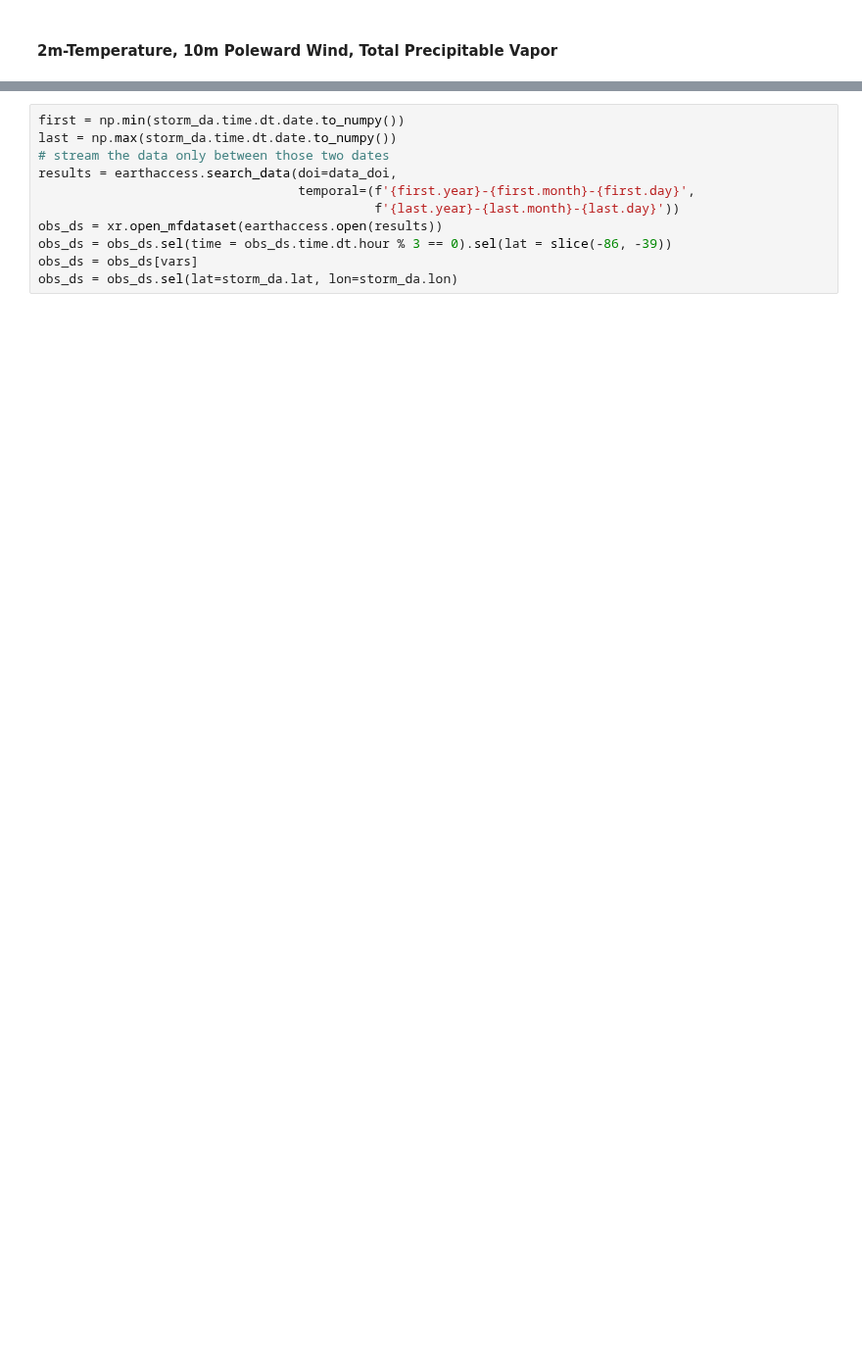
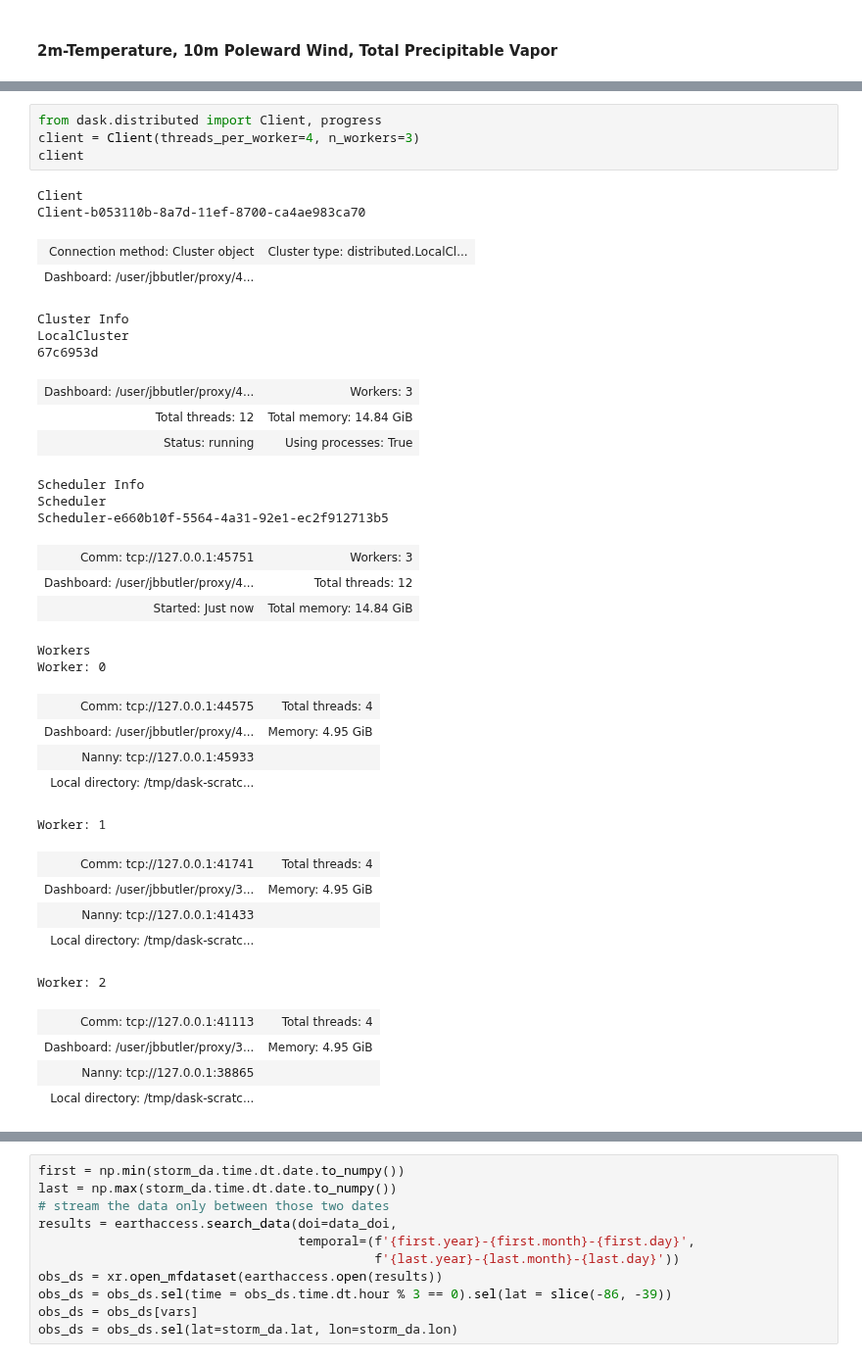
Before and after one commit to jbbutler/extreme_antarctic_ARs, a Jupyter notebook: notebooks/merra2_masking.ipynb, the cells around one changed output, grey strips where cells are left out. Shown at 98% size. Saved outputs shown, nothing was run; the diff lists cells and outputs as text; blank space fills up the shorter version.

Commit message:
customizing catalog inline display and implementing dask for merra2 masking

```diff
--- a/notebooks/merra2_masking.ipynb
+++ b/notebooks/merra2_masking.ipynb
@@ -332,0 +183,37 @@ compute_time
+# %%
+from dask.distributed import Client, progress
+client = Client(threads_per_worker=4, n_workers=3)
+client
+# %% [output]
+Client
+Client-b053110b-8a7d-11ef-8700-ca4ae983ca70
+| Connection method: Cluster object | Cluster type: distributed.LocalCl... |
+| Dashboard: /user/jbbutler/proxy/4... |  |
+Cluster Info
+LocalCluster
+67c6953d
+| Dashboard: /user/jbbutler/proxy/4... | Workers: 3 |
+| Total threads: 12 | Total memory: 14.84 GiB |
+| Status: running | Using processes: True |
+Scheduler Info
+Scheduler
+Scheduler-e660b10f-5564-4a31-92e1-ec2f912713b5
+| Comm: tcp://127.0.0.1:45751 | Workers: 3 |
+| Dashboard: /user/jbbutler/proxy/4... | Total threads: 12 |
+| Started: Just now | Total memory: 14.84 GiB |
+Workers
+Worker: 0
+| Comm: tcp://127.0.0.1:44575 | Total threads: 4 |
+| Dashboard: /user/jbbutler/proxy/4... | Memory: 4.95 GiB |
+| Nanny: tcp://127.0.0.1:45933 |  |
+| Local directory: /tmp/dask-scratc... |  |
+Worker: 1
+| Comm: tcp://127.0.0.1:41741 | Total threads: 4 |
+| Dashboard: /user/jbbutler/proxy/3... | Memory: 4.95 GiB |
+| Nanny: tcp://127.0.0.1:41433 |  |
+| Local directory: /tmp/dask-scratc... |  |
+Worker: 2
+| Comm: tcp://127.0.0.1:41113 | Total threads: 4 |
+| Dashboard: /user/jbbutler/proxy/3... | Memory: 4.95 GiB |
+| Nanny: tcp://127.0.0.1:38865 |  |
+| Local directory: /tmp/dask-scratc... |  |
```
Also changed, not shown: parts of 40 cells of this notebook, 3 other files.
